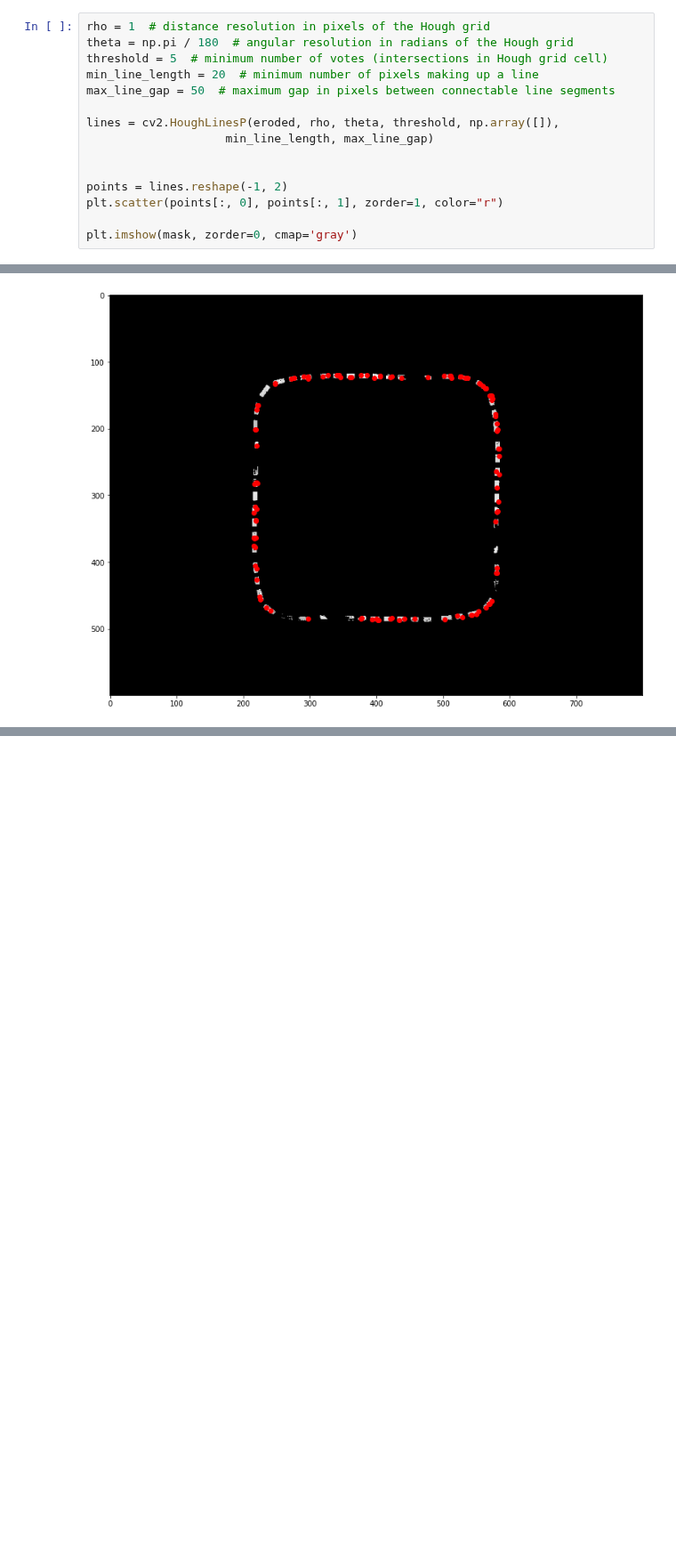
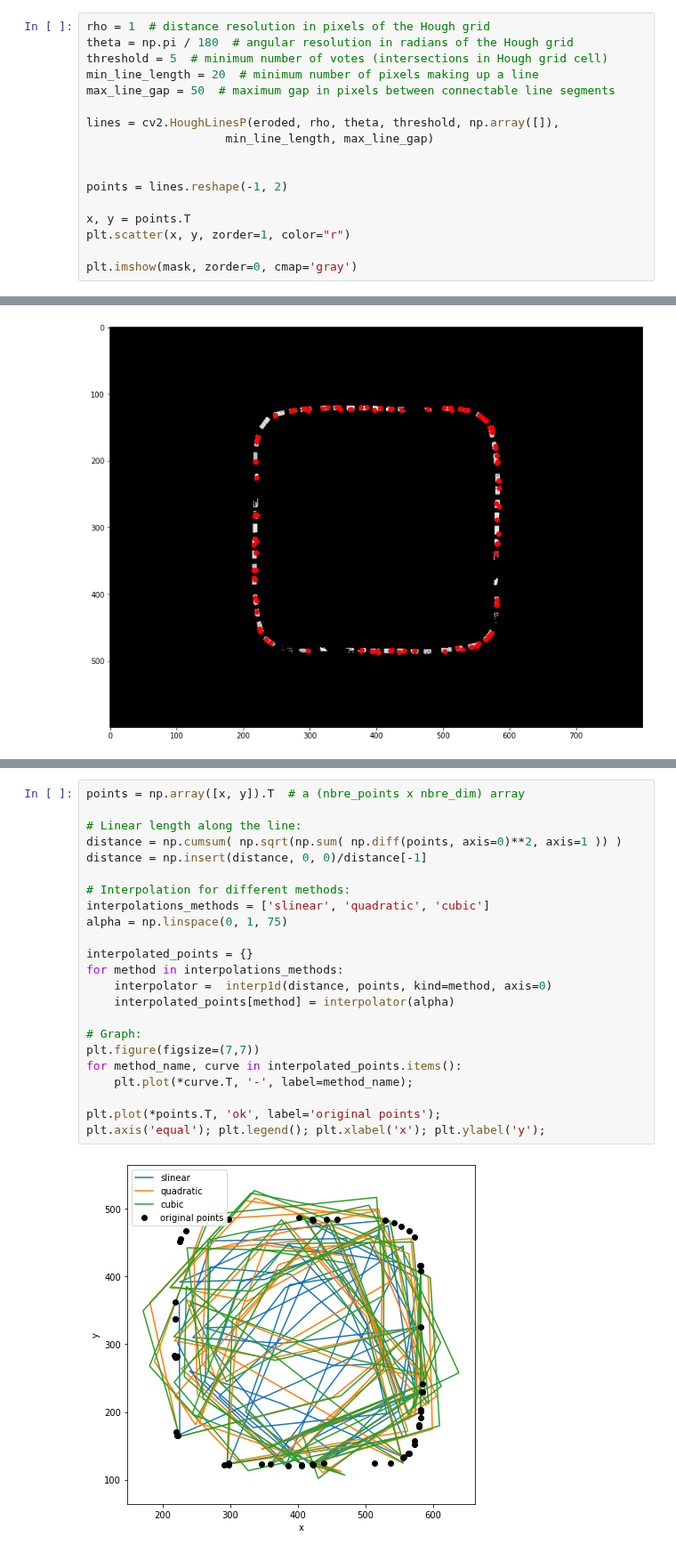
Before and after one commit to giuliovv/duckrace, a Jupyter notebook: trajectory_extraction.ipynb, the cells around one changed output, grey strips where cells are left out. Shown at 89% size. Saved outputs shown, nothing was run; the diff lists cells and outputs as text; blank space fills up the shorter version.

Commit message:
Start interpolation

```diff
--- a/trajectory_extraction.ipynb
+++ b/trajectory_extraction.ipynb
@@ -74,7 +69,9 @@ lines = cv2.HoughLinesP(eroded, rho, theta, threshold, np.array([]),
 
 
 points = lines.reshape(-1, 2)
-plt.scatter(points[:, 0], points[:, 1], zorder=1, color="r")
+
+x, y = points.T
+plt.scatter(x, y, zorder=1, color="r")
 
 plt.imshow(mask, zorder=0, cmap='gray')
 # %% [output]
@@ -82,0 +82,25 @@ plt.imshow(mask, zorder=0, cmap='gray')
+# %%
+points = np.array([x, y]).T  # a (nbre_points x nbre_dim) array
+
+# Linear length along the line:
+distance = np.cumsum( np.sqrt(np.sum( np.diff(points, axis=0)**2, axis=1 )) )
+distance = np.insert(distance, 0, 0)/distance[-1]
+
+# Interpolation for different methods:
+interpolations_methods = ['slinear', 'quadratic', 'cubic']
+alpha = np.linspace(0, 1, 75)
+
+interpolated_points = {}
+for method in interpolations_methods:
+    interpolator =  interp1d(distance, points, kind=method, axis=0)
+    interpolated_points[method] = interpolator(alpha)
+
+# Graph:
+plt.figure(figsize=(7,7))
+for method_name, curve in interpolated_points.items():
+    plt.plot(*curve.T, '-', label=method_name);
+
+plt.plot(*points.T, 'ok', label='original points');
+plt.axis('equal'); plt.legend(); plt.xlabel('x'); plt.ylabel('y');
+# %% [output]
+[figure, added]
```
Also changed, not shown: parts of 4 cells of this notebook.
